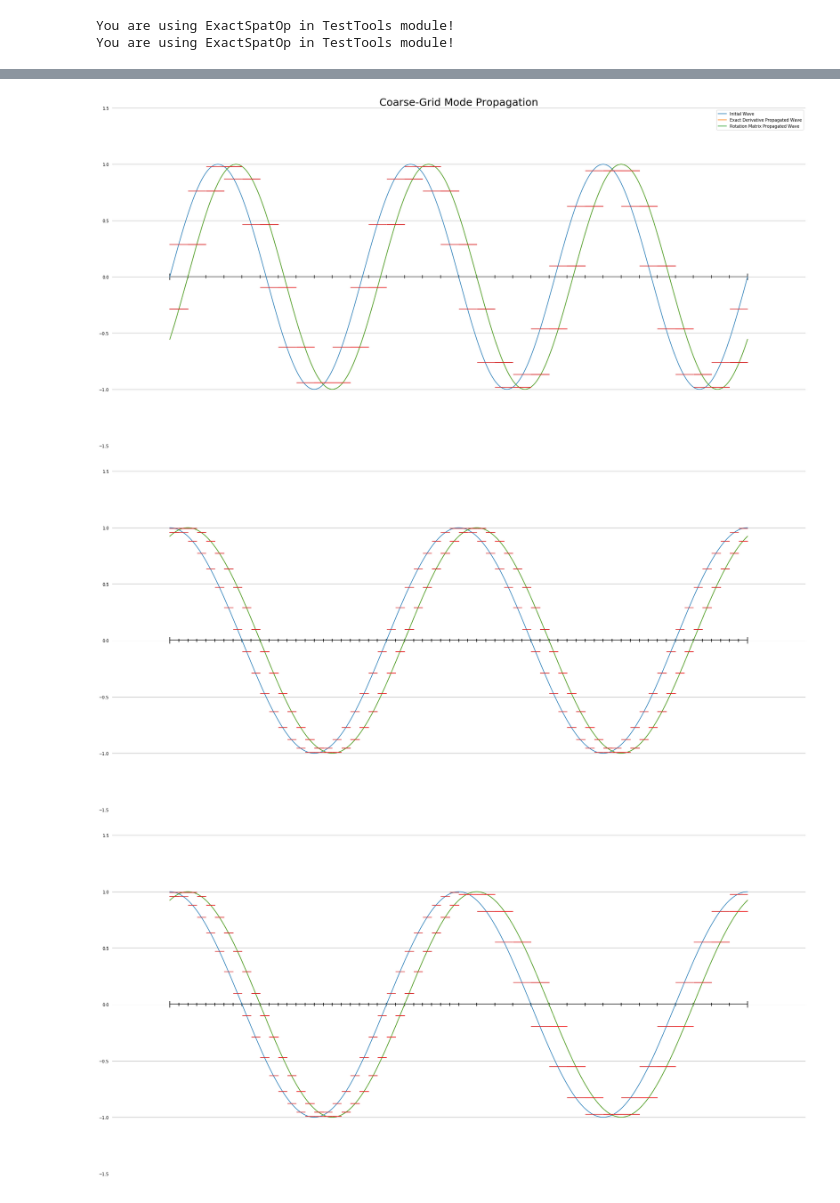
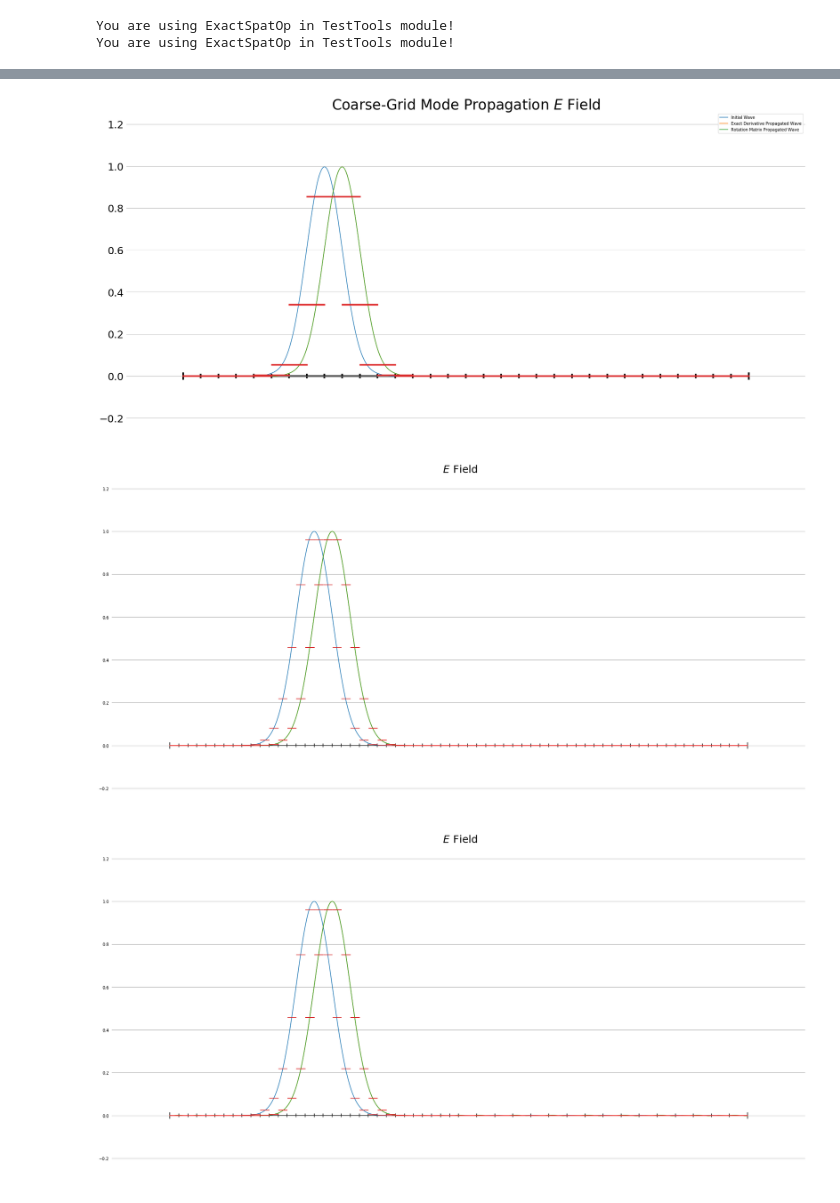
Before and after one commit to 88Sasha88/FV_MG, a Jupyter notebook: UnitTests/ExactSpatTimeDerivOpUnitTest.ipynb, the cells around one changed output, grey strips where cells are left out. Cells and saved outputs as stored; diff of their text form; code cells hidden in the pictures.

```diff
--- a/UnitTests/ExactSpatTimeDerivOpUnitTest.ipynb
+++ b/UnitTests/ExactSpatTimeDerivOpUnitTest.ipynb
@@ -63,28 +73,54 @@ timePropOpC = LA2.expm(t * spatOpC)
 # %% [output]
 You are using ExactSpatOp in TestTools module!
 You are using ExactSpatOp in TestTools module!
+# %%
+
+physicsAMR = BT.PhysProps(omegaAMR, epsilons, mus, locs, L)
+cAMR = physicsAMR.cVec
+cMatAMR = physicsAMR.cMat
+
+physicsC = BT.PhysProps(omegaC, epsilons, mus, locs, L)
+cC = physicsC.cVec
+cMatC = physicsC.cMat
+
+physicsF = BT.PhysProps(omegaF, epsilons, mus, locs, L)
+cF = physicsF.cVec
+cMatF = physicsF.cMat
+
+c = cC[0]
 # %%
 # Initiate Fourier coefficients for initial condition on coarse and fine grids.
-FCoefsF = np.zeros(nh_max, float)
-FCoefsF[mode - 1] = 1
-print(FCoefsF)
-FCoefsC = np.zeros(nh_min, float)
-if (mode <= nh_min):
-    FCoefsC[mode] = 1
-else:
-    kAct = np.ceil(mode / 2.)
-    kAlias = nh_min - kAct
-    index = int((2 * kAlias) + (mode % 2) + 1)
-    print(mode, kAct, kAlias, index)
-    FCoefsC[index] = 1
+# FCoefsF = np.zeros(nh_max, float)
+# FCoefsF[mode - 1] = 1
+# print(FCoefsF)
+# FCoefsC = np.zeros(nh_min, float)
+# if (mode <= nh_min):
+#     FCoefsC[mode] = 1
+# else:
+#     kAct = np.ceil(mode / 2.)
+#     kAlias = nh_min - kAct
+#     index = int((2 * kAlias) + (mode % 2) + 1)
+#     print(mode, kAct, kAlias, index)
+#     FCoefsC[index] = 1
 
-# Find initial waveform on coarse, fine, and AMR grids.
-waveInitC = wavesC @ FCoefsC
-waveInitF = wavesF @ FCoefsF
-waveInitAMR = restrictOp @ waveInitF
+# # Find initial waveform on coarse, fine, and AMR grids.
+# waveInitC = wavesC @ FCoefsC
+# waveInitF = wavesF @ FCoefsF
+# waveInitAMR = restrictOp @ waveInitF
+
+
+waveInitC = WFT.InitCond(omegaC, physicsC, func, args)
+# waveInitC = np.append(waveInitC, waveInitC)
+waveInitF = WFT.InitCond(omegaF, physicsF, func, args)
+waveInitAMR = WFT.InitCond(omegaAMR, physicsAMR, func, args)
+
+FCoefsC = FFTT.FourierCoefs(wavesC, waveInitC)
+FCoefsF = FFTT.FourierCoefs(wavesF, waveInitF)
+
+
 
 # Find Fourier coefficients for initial condition on AMR grid.
-FCoefsAMR = FFTT.FourierCoefs(waves @ nullspace, waveInitAMR)
+FCoefsAMR = FFTT.FourierCoefs(wavesAMR @ nullspace, waveInitAMR)
 print('initial AMR:')
 print(np.round(FCoefsAMR, 14))
 
@@ -96,7 +132,7 @@ FCoefsPropF = timePropOp @ FCoefsF
 wavePropAMR = restrictOp @ wavesF @ FCoefsPropF
 
 # Find propagated coefficients on AMR grid.
-FCoefsPropAMR = FFTT.FourierCoefs(waves @ nullspace, wavePropAMR)
+FCoefsPropAMR = FFTT.FourierCoefs(wavesAMR @ nullspace, wavePropAMR)
 
 print(FCoefsPropC)
 print(FCoefsPropF)
@@ -105,7 +141,7 @@ print(np.round(FCoefsPropAMR, 14))
 # Find theoretical propagated coefficients on coarse, fine, and AMR grid.
 FCoefsPropCTh = FFTT.PropRestrictWaves(omegaC, waveInitC, c * t)
 FCoefsPropFTh = FFTT.PropRestrictWaves(omegaF, waveInitF, c * t)
-FCoefsPropAMRTh = FFTT.PropRestrictWaves(omega, waveInitF, c * t)
+FCoefsPropAMRTh = FFTT.PropRestrictWaves(omegaAMR, waveInitF, c * t)
 
 print('')
 print(np.round(FCoefsPropCTh, 14))
@@ -117,7 +153,7 @@ allCoefsF = PT.Load(FCoefsF, FCoefsPropF, FCoefsPropFTh)
 allCoefsAMR = PT.Load(FCoefsAMR, FCoefsPropAMR, FCoefsPropAMRTh)
 
 labels = ['Initial Wave', 'Exact Derivative Propagated Wave', 'Rotation Matrix Propagated Wave']
-PT.PlotMixedWave(omegaC, waves = wavesC, FCoefs = allCoefsC, rescale = 6, yGrid = True, labels = labels, title = 'Coarse-Grid Mode Propagation', saveName = 'Coarse', dpi = 300)
-PT.PlotMixedWave(omegaF, waves = wavesF, FCoefs = allCoefsF, rescale = 6, yGrid = True)#, labels = labels, title = 'Fine-Grid Mode Propagation', saveName = 'Fine', dpi = 300)
-PT.PlotMixedWave(omega, waves = waves, FCoefs = nullspace @ allCoefsAMR, rescale = 6, yGrid = True)#, labels = labels, title = 'AMR-Grid Mode Propagation', saveName = 'AMRHansMethod', dpi = 300)
+PT.PlotMixedWave(omegaC, physicsC, waves = wavesC, FCoefs = allCoefsC, rescale = 6, yGrid = True, labels = labels, title = 'Coarse-Grid Mode Propagation', saveName = 'Coarse', dpi = 300, enlarge = True)
+PT.PlotMixedWave(omegaF, physicsF, waves = wavesF, FCoefs = allCoefsF, rescale = 6, yGrid = True)#, labels = labels, title = 'Fine-Grid Mode Propagation', saveName = 'Fine', dpi = 300)
+PT.PlotMixedWave(omegaAMR, physicsAMR, waves = wavesAMR, FCoefs = nullspace @ allCoefsAMR, rescale = 6, yGrid = True)#, labels = labels, title = 'AMR-Grid Mode Propagation', saveName = 'AMRHansMethod', dpi = 300)
 # %% [output]
@@ -134,5 +169,5 @@ initial AMR:
 Are you *sure* your labels are ordered correctly?
 This image has been saved under /Users/sashacurcic/SashasDirectory/ANAG/FV_MG/Figures/Coarse.
-[figure, old version]
+[figure, new version]
-[figure, old version]
+[figure, new version]
-[figure, old version]
+[figure, new version]
```
Also changed, not shown: parts of 3 cells of this notebook, 7 other files.
